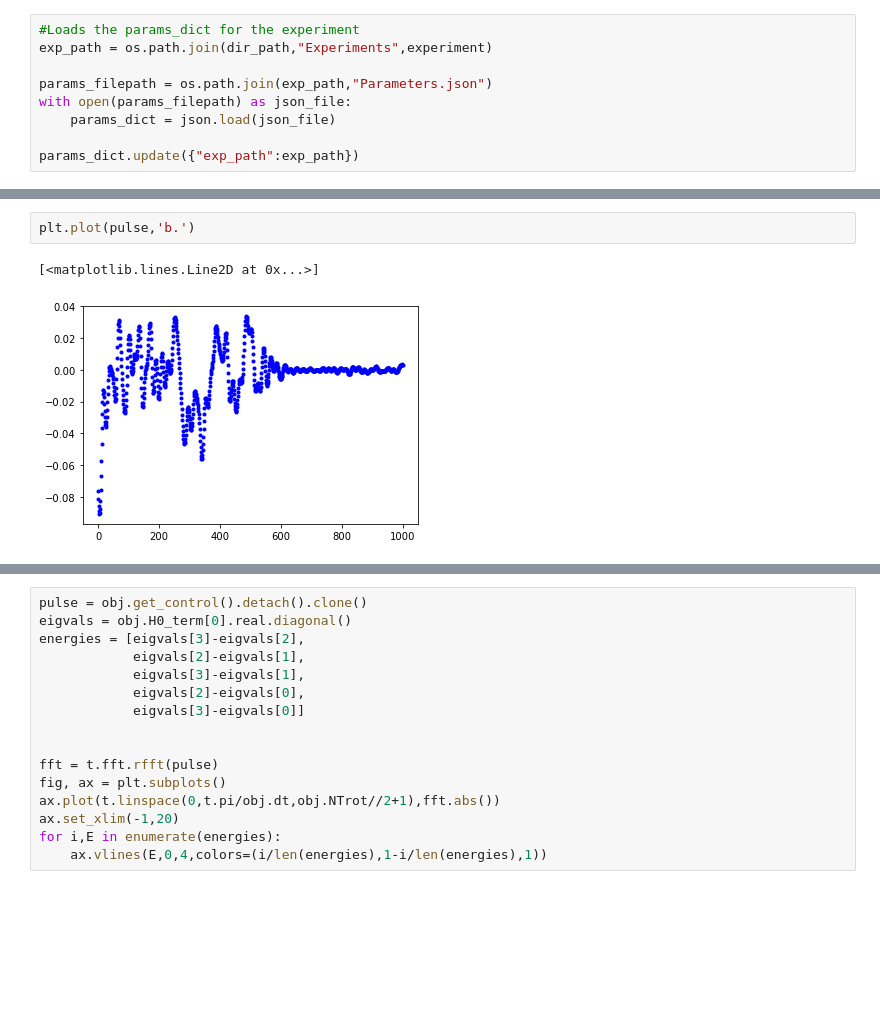
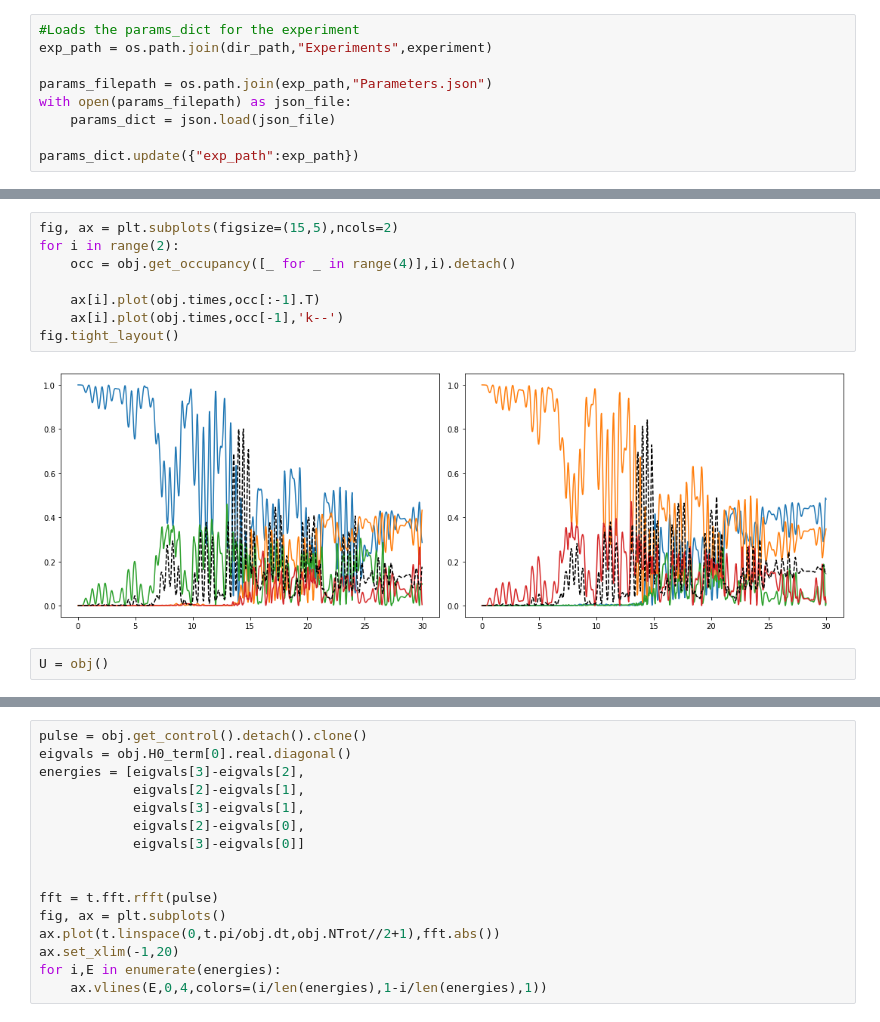
Before and after one commit to Vinther901/Quantum-Optimal-Control, a Jupyter notebook: 1DToyExample/RunExperiments.ipynb, the cells around one changed output, grey strips where cells are left out. Saved outputs shown, nothing was run; the diff lists cells and outputs as text; blank space fills up the shorter version.

```diff
--- a/1DToyExample/RunExperiments.ipynb
+++ b/1DToyExample/RunExperiments.ipynb
@@ -82,5 +79,12 @@ Ended at step: 808, with loss: 0.14214247465133667 and runtime: 226.385751962661
-# %%
-plt.plot(pulse,'b.')
-# %% [output]
-[<matplotlib.lines.Line2D at 0x...>]
-[figure, removed]
+# %%
+fig, ax = plt.subplots(figsize=(15,5),ncols=2)
+for i in range(2):
+    occ = obj.get_occupancy([_ for _ in range(4)],i).detach()
+
+    ax[i].plot(obj.times,occ[:-1].T)
+    ax[i].plot(obj.times,occ[-1],'k--')
+fig.tight_layout()
+# %% [output]
+[figure, added]
+# %%
+U = obj()
```
Also changed, not shown: parts of 9 cells of this notebook, 8 other files.
